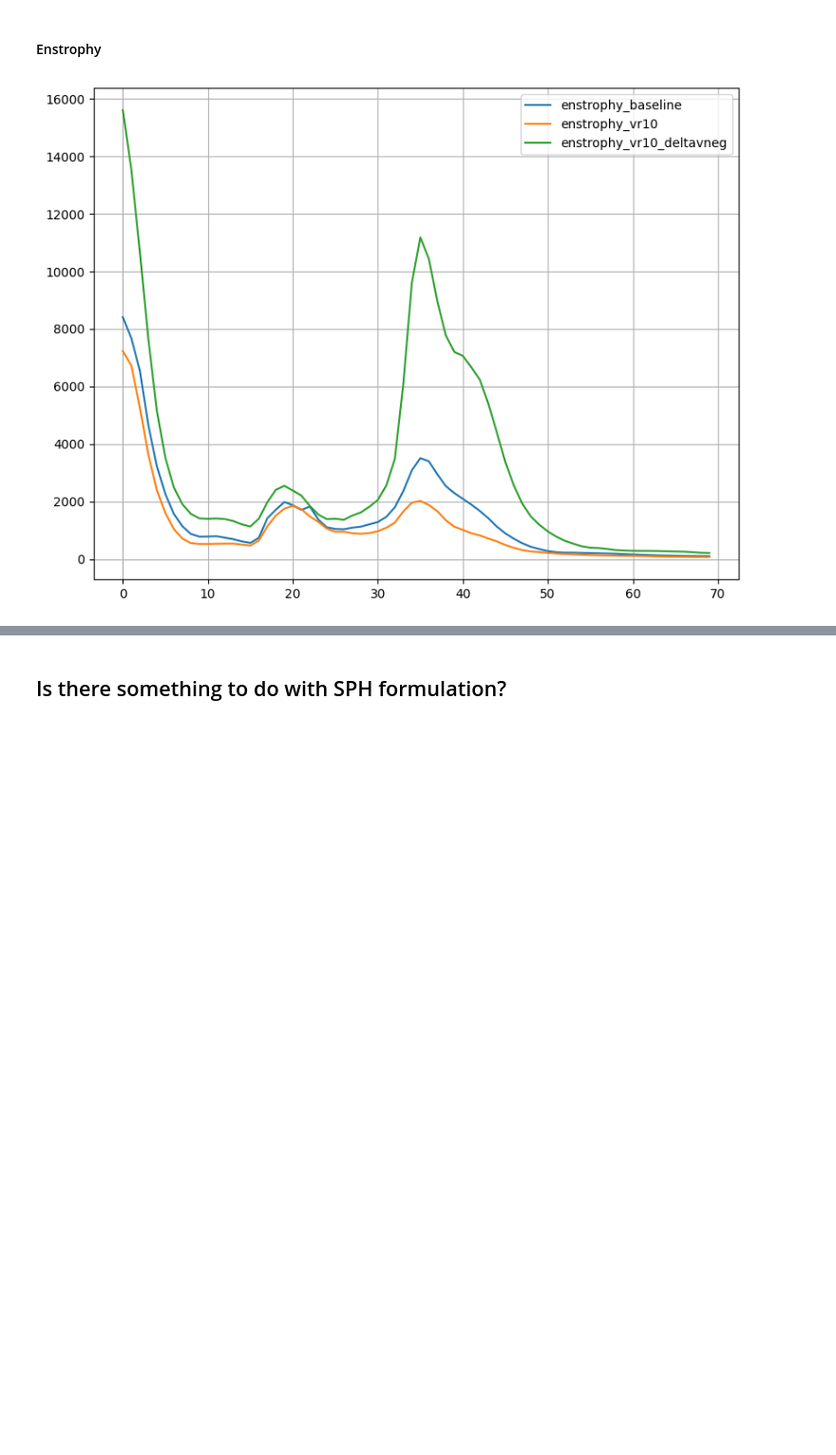
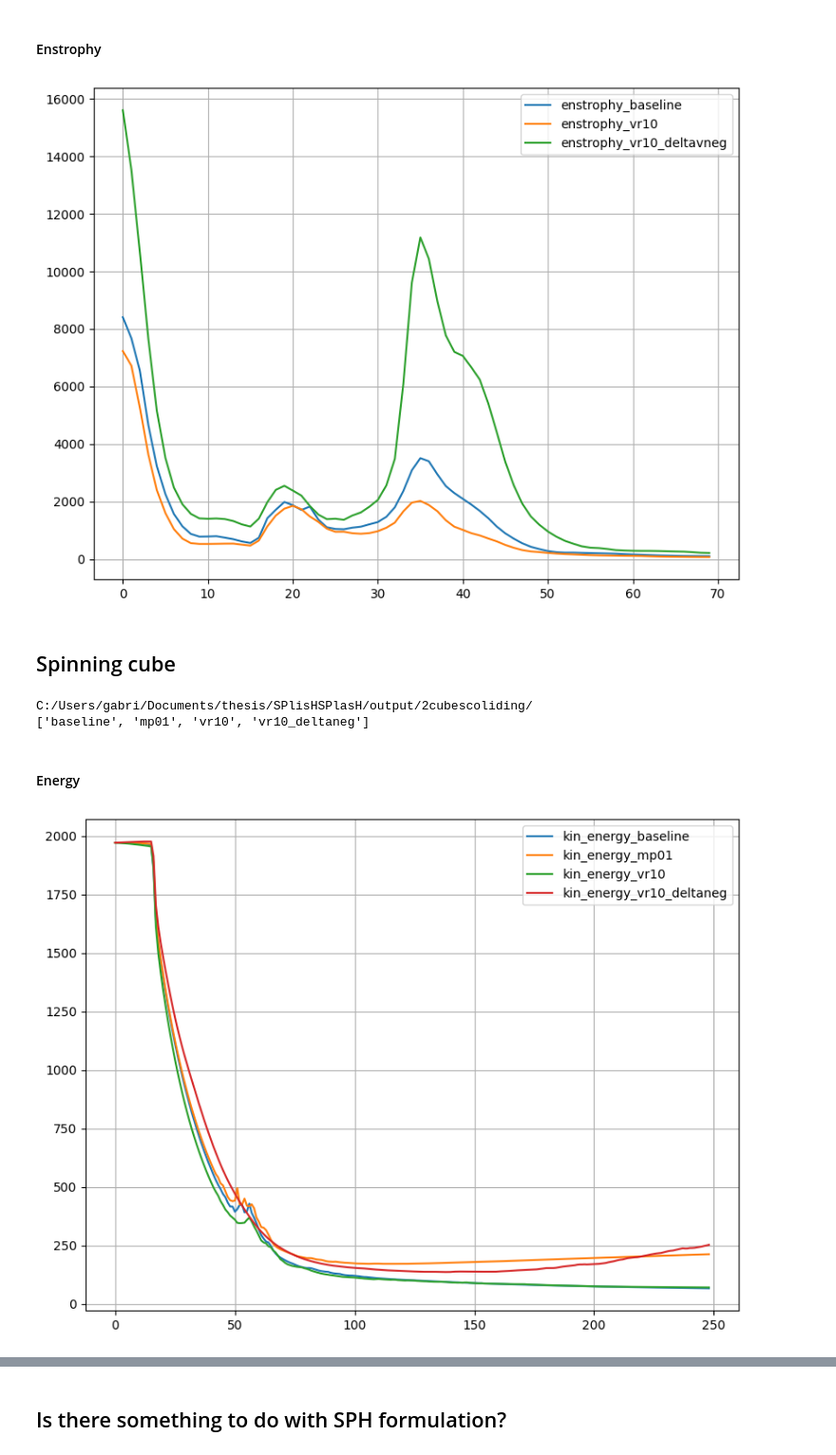
Before and after one commit to gabiileticia/analysis, a Jupyter notebook: full3Danalysis.ipynb, the cells around one changed output, grey strips where cells are left out. Shown at 95% size. Drawn from its saved outputs; the diff is of its cells as text; code cells hidden in the pictures; blank space fills up the shorter version.

```diff
--- a/full3Danalysis.ipynb
+++ b/full3Danalysis.ipynb
@@ -1806,3 +1815,64 @@ plt.tight_layout()    # neat spacing
 plt.show()
 # %% [output]
 [figure]
+# %% [markdown]
+## Spinning cube
+# %%
+folder_path = output_path + '/2cubescoliding/'
+print(folder_path)
+
+folders = os.listdir(folder_path)
+folders.remove('log')
+# folders.remove('mp01')
+print(folders)
+# %% [output]
+C:/Users/gabri/Documents/thesis/SPlisHSPlasH/output/2cubescoliding/
+['baseline', 'mp01', 'vr10', 'vr10_deltaneg']
+# %% [markdown]
+#### Energy
+# %%
+plt.figure(figsize=(8, 6))
+
+for folder in folders:
+    full_path = folder_path + folder + '/'
+    files = os.listdir(full_path)
+
+    kin_energy = []
+    pot_energy = []
+    total_energy = []
+
+    for i in range(1,250):
+        file = 'ParticleData_Fluid_{}.vtk'.format(i)
+
+        mesh = meshio.read(full_path + file)
+        positions = mesh.points
+
+        h = mesh.points[:,1]
+        velocity = mesh.point_data['velocity']
+        mass = mesh.point_data['density'] * 0.8 * 0.05 * 0.05 * 0.05
+
+        number_particles = len(h)
+        if number_particles > 0:
+            aux_pot_energy = np.sum(h * 9.81)
+            pot_energy.append(aux_pot_energy)
+
+            aux_kin_energy = np.sum((norm(velocity, axis=1)**2) / 2)
+            kin_energy.append(aux_kin_energy)
+
+            total_energy.append((aux_pot_energy + aux_kin_energy))
+        else:
+            pot_energy.append(0)
+            kin_energy.append(0)
+            total_energy.append(0)
+
+#     plt.plot(pot_energy, label="pot_energy_{}".format(folder))   # first line
+    plt.plot(kin_energy, label="kin_energy_{}".format(folder))
+#     plt.plot(total_energy, label="tot_energy_{}".format(folder))
+
+plt.legend()          # show the labels
+plt.grid(True)        # optional grid
+plt.tight_layout()    # neat spacing
+
+plt.show()
+# %% [output]
+[figure, added]
```
Also changed, not shown: parts of 3 cells of this notebook.
